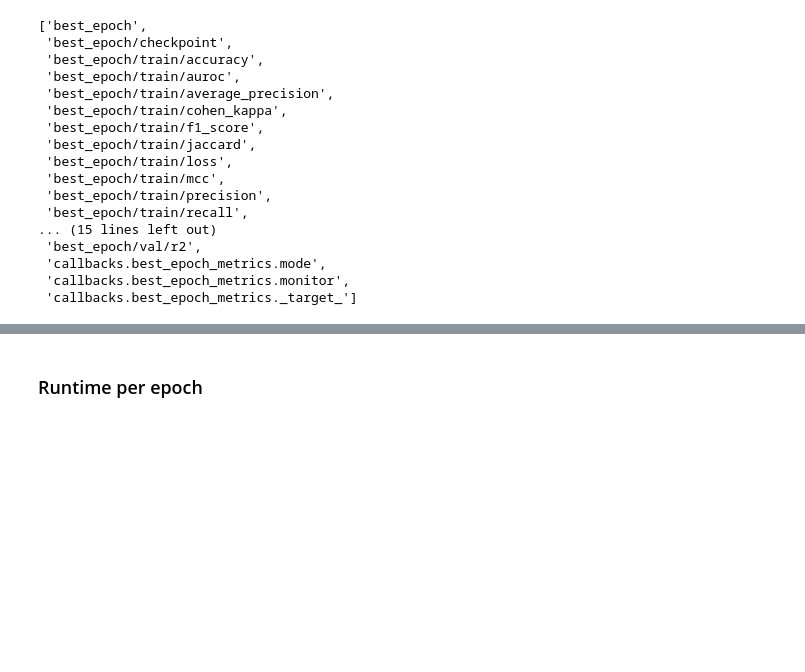
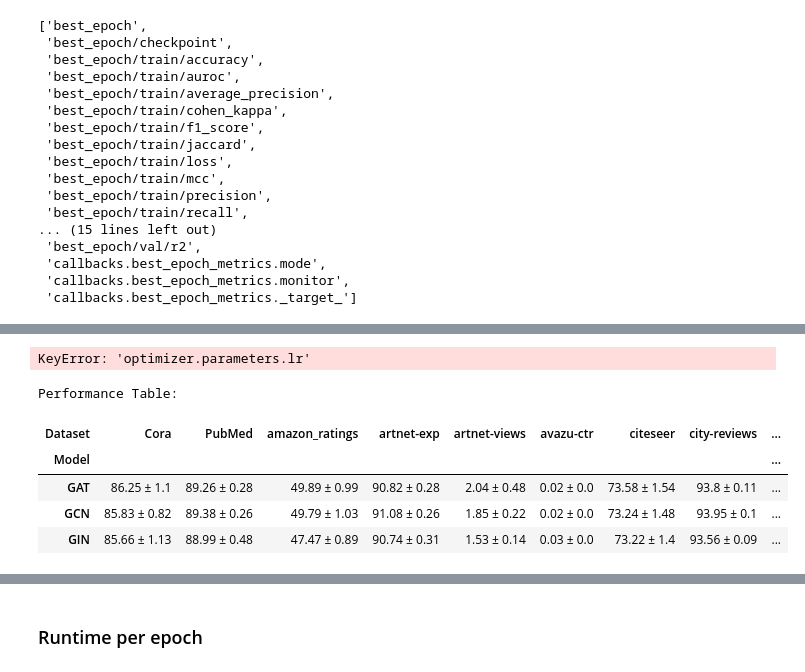
Before and after one commit to geometric-intelligence/TopoBench, a Jupyter notebook: tutorials/extract_time.ipynb, the cells around one changed output, grey strips where cells are left out. Saved outputs shown, nothing was run; the diff lists cells and outputs as text; code cells hidden in the pictures; blank space fills up the shorter version.

```diff
--- a/tutorials/extract_time.ipynb
+++ b/tutorials/extract_time.ipynb
@@ -327,0 +545,41 @@ model.backbone.max_hop: [5. 4. 2.]
+# %%
+df['optimizer.parameters.lr']
+# %% [output]
+KeyError: 'optimizer.parameters.lr'
+# %%
+# Convert nested dictionary to DataFrame
+nested_dict_perf = dict(collected_results)
+performance_df = pd.DataFrame.from_dict(
+    {
+        (i, j): nested_dict_perf[i][j]
+        for i in nested_dict_perf
+        for j in nested_dict_perf[i].keys()
+    },
+    orient="index",
+)
+
+# Format as "Mean ± Std"
+performance_df = performance_df.round(2)
+performance_df["performance"] = performance_df.apply(
+    lambda x: f"{x['mean']} ± {x['std']}", axis=1
+)
+
+# Clean up columns
+performance_df = performance_df.drop(["mean", "std"], axis=1)
+performance_df = performance_df.reset_index()
+performance_df.columns = ["Dataset", "Model", "Performance"]
+
+# Create Pivot Table
+performance_pivot = performance_df.pivot_table(
+    index="Model", columns="Dataset", values="Performance", aggfunc="first"
+)
+
+print("Performance Table:")
+display(performance_pivot)
+# %% [output]
+Performance Table:
+| Dataset | Cora | PubMed | amazon_ratings | artnet-exp | artnet-views | avazu-ctr | citeseer | city-reviews | ... |
+| Model |  |  |  |  |  |  |  |  | ... |
+| GAT | 86.25 ± 1.1 | 89.26 ± 0.28 | 49.89 ± 0.99 | 90.82 ± 0.28 | 2.04 ± 0.48 | 0.02 ± 0.0 | 73.58 ± 1.54 | 93.8 ± 0.11 | ... |
+| GCN | 85.83 ± 0.82 | 89.38 ± 0.26 | 49.79 ± 1.03 | 91.08 ± 0.26 | 1.85 ± 0.22 | 0.02 ± 0.0 | 73.24 ± 1.48 | 93.95 ± 0.1 | ... |
+| GIN | 85.66 ± 1.13 | 88.99 ± 0.48 | 47.47 ± 0.89 | 90.74 ± 0.31 | 1.53 ± 0.14 | 0.03 ± 0.0 | 73.22 ± 1.4 | 93.56 ± 0.09 | ... |
```
Also changed, not shown: parts of 14 cells of this notebook.
